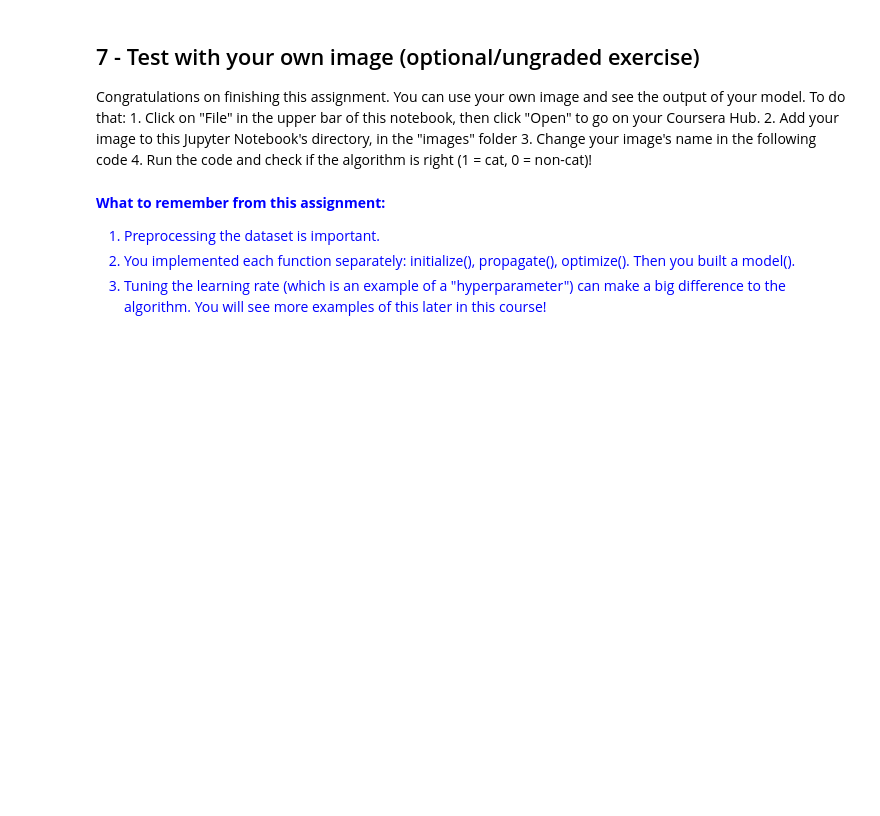
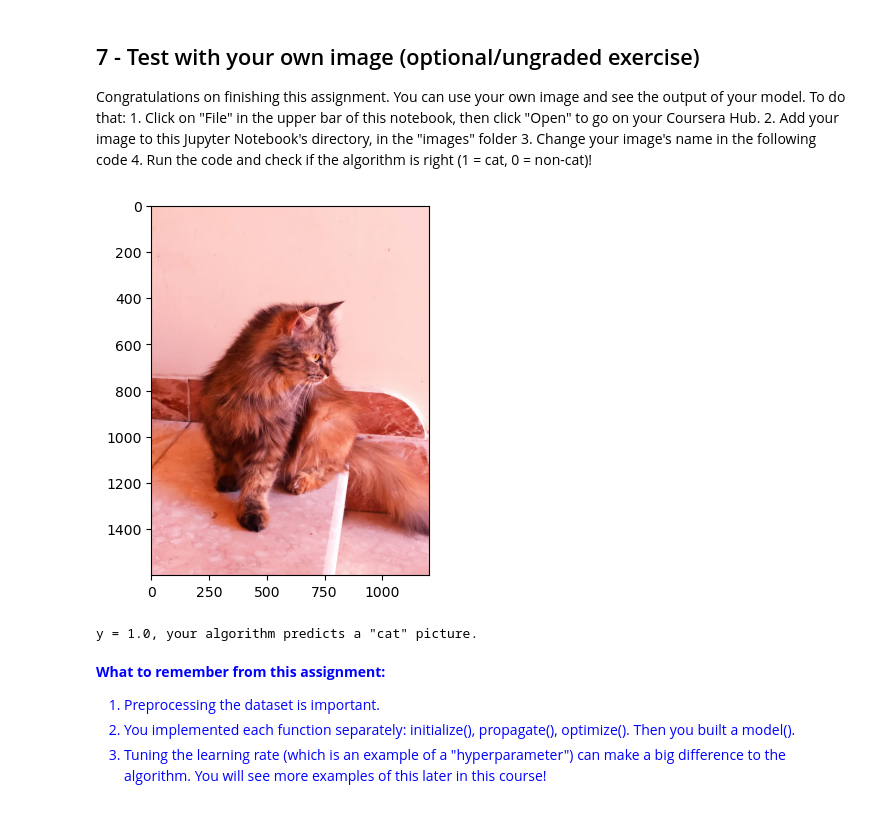
Before and after one commit to abdul-rahman-hassan/Deep_Learning_Specialization, a Jupyter notebook: C1/W2/Logistic Regression with a Neural Network Mindset/Logistic_Regression_with_a_Neural_Network_mindset.ipynb, the cells around one changed output. Drawn from its saved outputs; the diff is of its cells as text; code cells hidden in the pictures; blank space fills up the shorter version.

```diff
--- a/C1/W2/Logistic Regression with a Neural Network Mindset/Logistic_Regression_with_a_Neural_Network_mindset.ipynb
+++ b/C1/W2/Logistic Regression with a Neural Network Mindset/Logistic_Regression_with_a_Neural_Network_mindset.ipynb
@@ -755,18 +811,27 @@ Congratulations on finishing this assignment. You can use your own image and see
     3. Change your image's name in the following code
     4. Run the code and check if the algorithm is right (1 = cat, 0 = non-cat)!
 # %%
+import imageio
 # change this to the name of your image file
-my_image = "my_image.jpg"
+my_image = "our cat.jpg"
 
 # We preprocess the image to fit your algorithm.
 fname = "images/" + my_image
-image = np.array(Image.open(fname).resize((num_px, num_px)))
+image = imageio.imread(fname)
+
 plt.imshow(image)
+plt.show()
+
+image = np.array(image)
+image = np.array(Image.fromarray(image).resize((num_px, num_px)))
 image = image / 255.
 image = image.reshape((1, num_px * num_px * 3)).T
 my_predicted_image = predict(logistic_regression_model["w"], logistic_regression_model["b"], image)
 
 print("y = " + str(np.squeeze(my_predicted_image)) + ", your algorithm predicts a \"" + classes[int(np.squeeze(my_predicted_image)),].decode("utf-8") +  "\" picture.")
+# %% [output]
+[figure, added]
+y = 1.0, your algorithm predicts a "cat" picture.
 # %% [markdown]
 <font color='blue'>
 
```
Also changed, not shown: parts of 20 cells of this notebook.
